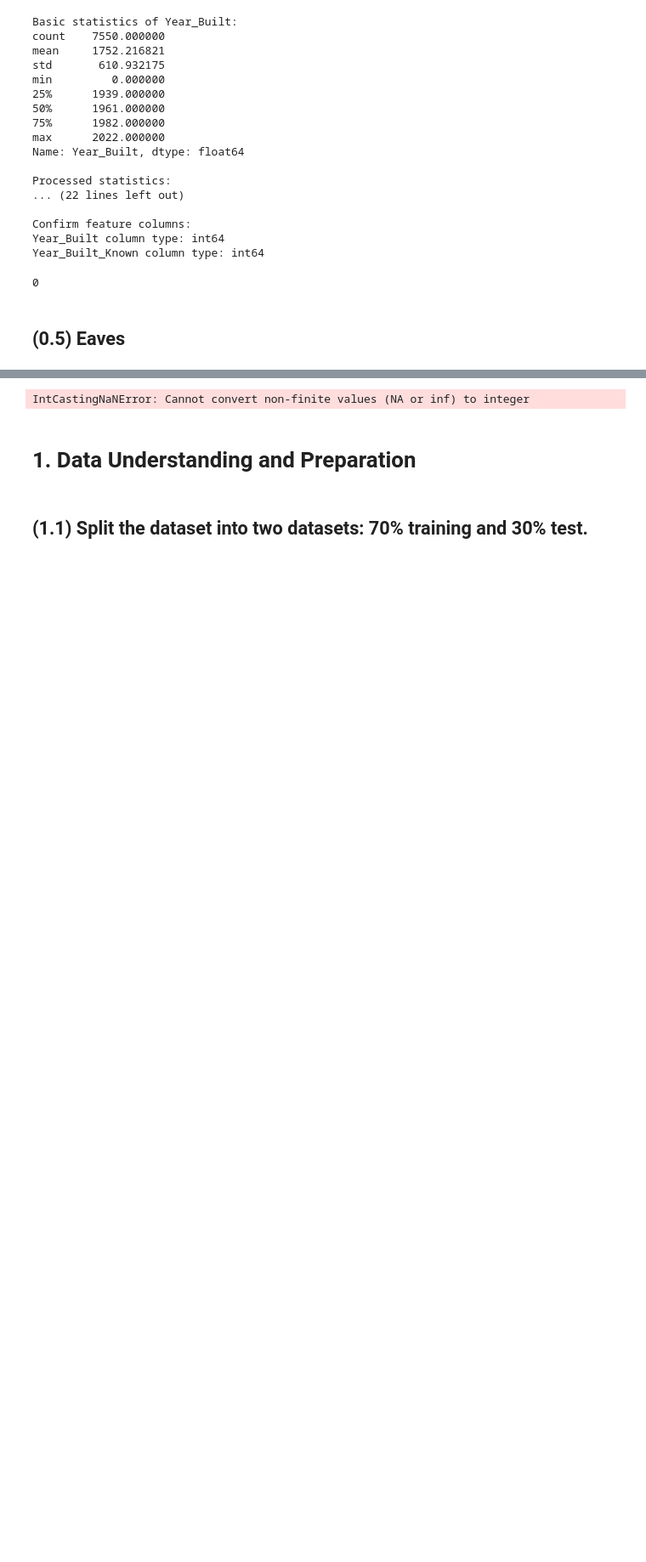
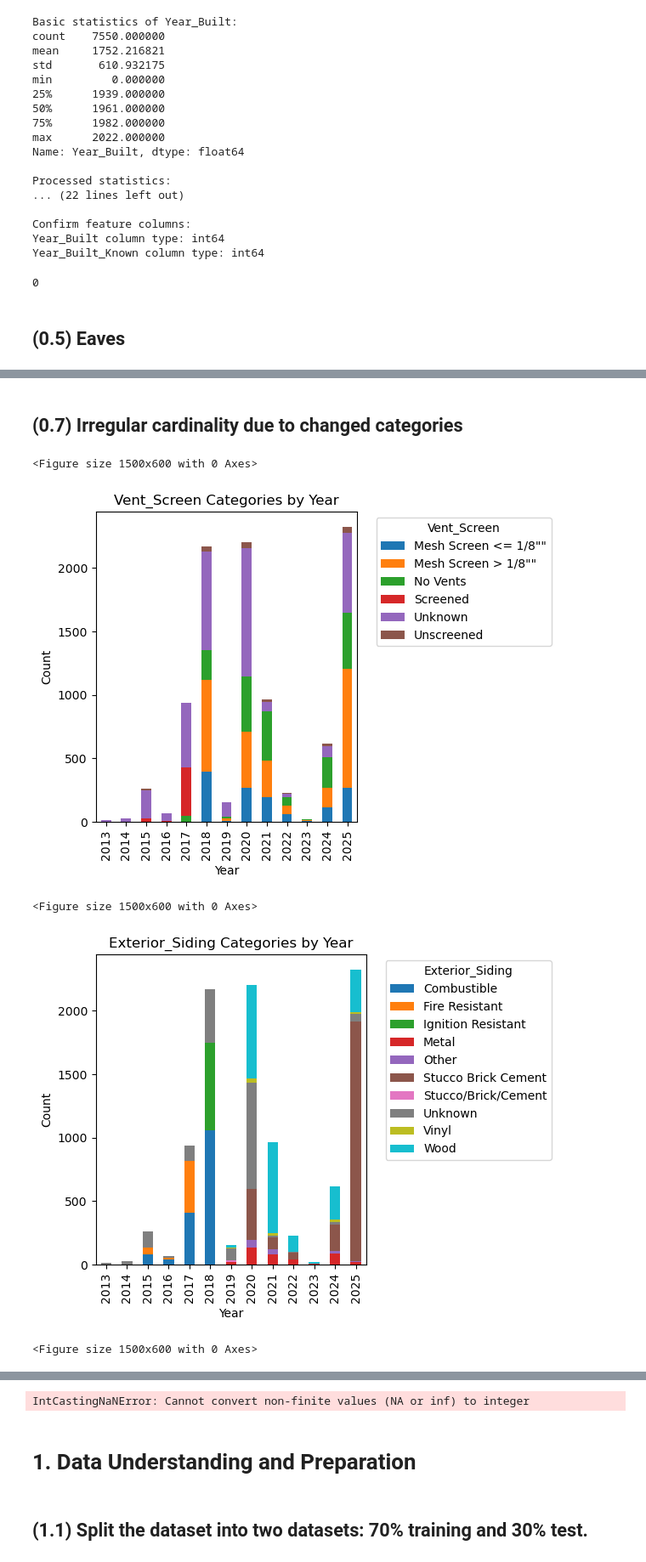
Before and after one commit to xiaoxiajin/47350DA-2, a Jupyter notebook: 2024-Homework2-Notebook.ipynb, the cells around one changed output, grey strips where cells are left out. Shown: that part at 85% size. Saved outputs shown, nothing was run; the diff lists cells and outputs as text; code cells hidden in the pictures; blank space fills up the shorter version.

```diff
--- a/2024-Homework2-Notebook.ipynb
+++ b/2024-Homework2-Notebook.ipynb
@@ -221,7 +221,7 @@ for column in categorical_columns:
             ' ': 'Unknown',           # 空白字符
             'nan': 'Unknown',         # 字符串'nan'
             'None': 'Unknown',        # 字符串'None'
-            'not applicable': 'Unknown'  # 其他可能的空值表示
+            'Not Applicable': 'Unknown'  # 其他可能的空值表示
         })
 
     # 对于可能遗漏的情况，使用apply进行最后的清理
@@ -592,0 +606,10 @@ array(['Enclosed', 'Unenclosed', 'Unknown', 'No Eaves', 'Not Applicable'],
+# %%
+def extract_date(x):
+    try:
+        return pd.to_datetime(x).date()
+    except:
+        return None
+
+df['Incident_Start_Date'] = df['Incident_Start_Date'].apply(extract_date)
+df['Incident_Start_Date'] = df['Incident_Start_Date'].astype('datetime64[ns]')
+df['Incident_Start_Date'].describe()
@@ -592,0 +625,6 @@ array(['Enclosed', 'Unenclosed', 'Unknown', 'No Eaves', 'Not Applicable'],
+# %%
+df['Year'] = df['Incident_Start_Date'].dt.year
+df['Month'] = df['Incident_Start_Date'].dt.month
+df['Month_Name'] = df['Incident_Start_Date'].dt.month_name()
+df['Weekday'] = df['Incident_Start_Date'].dt.day_name()
+df[['Incident_Start_Date','Year','Month','Month_Name','Weekday']].head()
@@ -592,0 +638,33 @@ array(['Enclosed', 'Unenclosed', 'Unknown', 'No Eaves', 'Not Applicable'],
+# %% [markdown]
+## (0.7) Irregular cardinality due to changed categories
+# %%
+import matplotlib.pyplot as plt
+import seaborn as sns
+
+def plot_category_changes(df, column, date_column='Incident_Start_Date'):
+    plt.figure(figsize=(15,6))
+
+    # 按年份和类别分组
+    yearly_dist = df.groupby([
+        df[date_column].dt.year,
+        column
+    ]).size().unstack(fill_value=0)
+
+    yearly_dist.plot(kind='bar', stacked=True)
+    plt.title(f'{column} Categories by Year')
+    plt.xlabel('Year')
+    plt.ylabel('Count')
+    plt.legend(title=column, bbox_to_anchor=(1.05, 1), loc='upper left')
+    plt.tight_layout()
+    plt.show()
+
+columns_to_check = ['Vent_Screen', 'Exterior_Siding', 'Roof_Construction']
+
+for col in columns_to_check:
+    plot_category_changes(df, col)
+# %% [output]
+<Figure size 1500x600 with 0 Axes>
+[figure, added]
+<Figure size 1500x600 with 0 Axes>
+[figure, added]
+<Figure size 1500x600 with 0 Axes>
```
Also changed, not shown: parts of 11 cells of this notebook, 2 other files.
